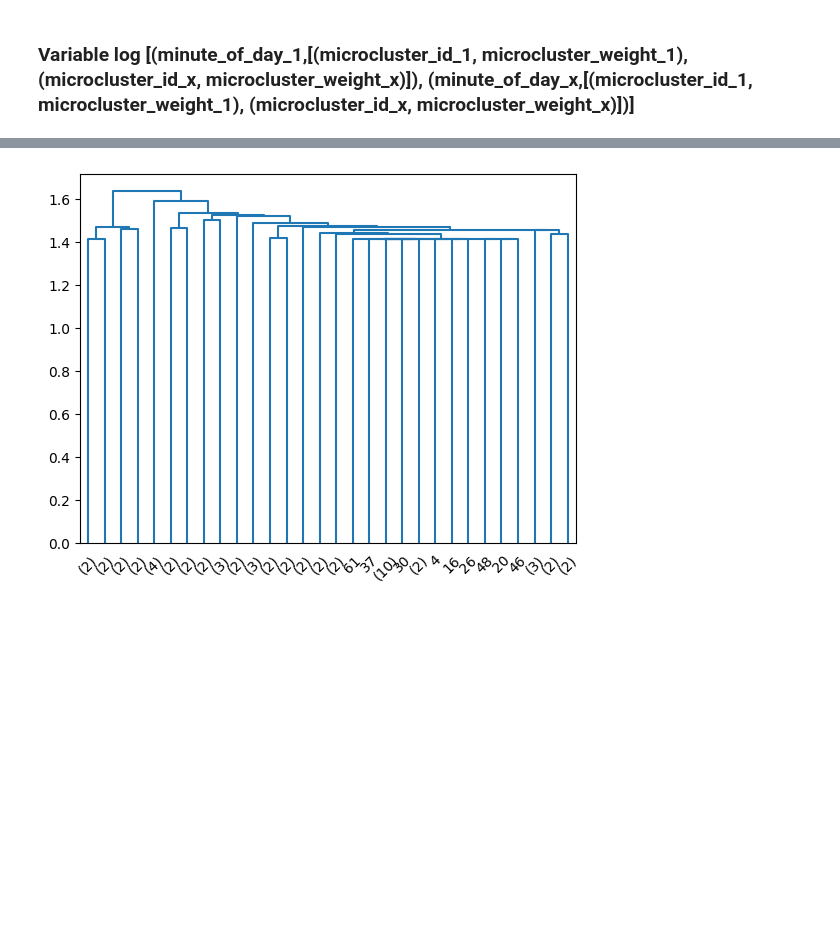
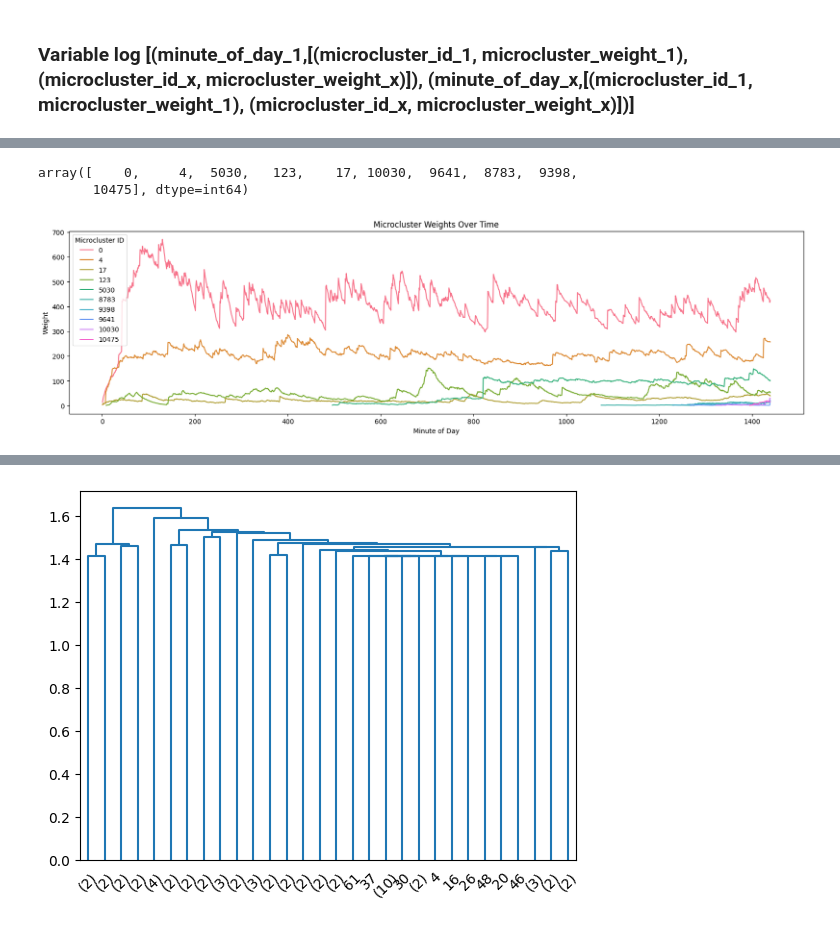
Before and after one commit to lgiesen/social-media-analysis, a Jupyter notebook: simon_stream_clustering.ipynb, the cells around one changed output, grey strips where cells are left out. Drawn from its saved outputs; the diff is of its cells as text; code cells hidden in the pictures; blank space fills up the shorter version.

Commit message:
first full stream clustering visualization

```diff
--- a/simon_stream_clustering.ipynb
+++ b/simon_stream_clustering.ipynb
@@ -15,7 +15,7 @@ import matplotlib.pyplot as plt
 df = load_data()
 df['datetime'] = pd.to_datetime(df['timestamp'], unit='ms')
 df['minute_of_day'] = df['datetime'].dt.hour * 60 + df['datetime'].dt.minute
-length = 1000
+length = df.shape[0]
 df_sub = df.iloc[:length]
 # %%
 preprocessed_text_sub = [ preprocess_lemmatizer(tweet)for tweet in df_sub['text']]
@@ -32,26 +32,24 @@ model = compose.Pipeline(
 # %% [markdown]
 ### Variable log [(minute_of_day_1,[(microcluster_id_1, microcluster_weight_1), (microcluster_id_x, microcluster_weight_x)]), (minute_of_day_x,[(microcluster_id_1, microcluster_weight_1), (microcluster_id_x, microcluster_weight_x)])]
 # %%
-i=0
+import pandas as pd
+
+i = 0
 old_time = df_sub.loc[i, 'minute_of_day']
 log = []
+
 for text in preprocessed_text_sub:
-
     model.learn_one(text)
     if df_sub.loc[i, 'minute_of_day'] != old_time:
         old_time = df_sub.loc[i, 'minute_of_day']
         micro_clusters = text_clust_algo.micro_clusters
-        keys = [int(key) for key in micro_clusters.keys()]
-        logging_list = list()
-        for key in keys:
-            micro_cluster = micro_clusters[key]
+        for key, micro_cluster in micro_clusters.items():
             weight = micro_cluster.weight
-            logging_list.append((key, weight))
+            log.append({'minute_of_day': old_time, 'micro_cluster_id': key, 'weight': weight})
+    i += 1
 
-        log.append((old_time, logging_list))
+log_df = pd.DataFrame(log)
 
-    i += 1
-log[10]
         #TODO: LOG micro_cluster_id, micro_cluster_weight, minute_of_day
 #         old_time = df_sub['datetime'].dt.minute
 #         log_micro_clusters.
@@ -85,0 +71,25 @@ len(log)
+# %%
+top_10_microclusters = log_df[log_df['minute_of_day'] == log_df['minute_of_day'].max()].nlargest(10, 'weight')
+important_microcluster_ids_at_end = top_10_microclusters['micro_cluster_id'].values
+important_microcluster_ids_at_end
+# %% [output]
+array([    0,     4,  5030,   123,    17, 10030,  9641,  8783,  9398,
+       10475], dtype=int64)
+# %%
+import seaborn as sns
+
+# Filter the log_df for the important microcluster ids
+filtered_log_df = log_df[log_df['micro_cluster_id'].isin(important_microcluster_ids_at_end)]
+
+# Plot the data
+plt.figure(figsize=(20, 5))
+palette = sns.color_palette("husl", len(important_microcluster_ids_at_end))
+sns.lineplot(data=filtered_log_df, x='minute_of_day', y='weight', hue='micro_cluster_id', palette=palette)
+
+plt.xlabel('Minute of Day')
+plt.ylabel('Weight')
+plt.title('Microcluster Weights Over Time')
+plt.legend(title='Microcluster ID')
+plt.show()
+# %% [output]
+[figure, added]
```
Also changed, not shown: parts of 7 cells of this notebook.
